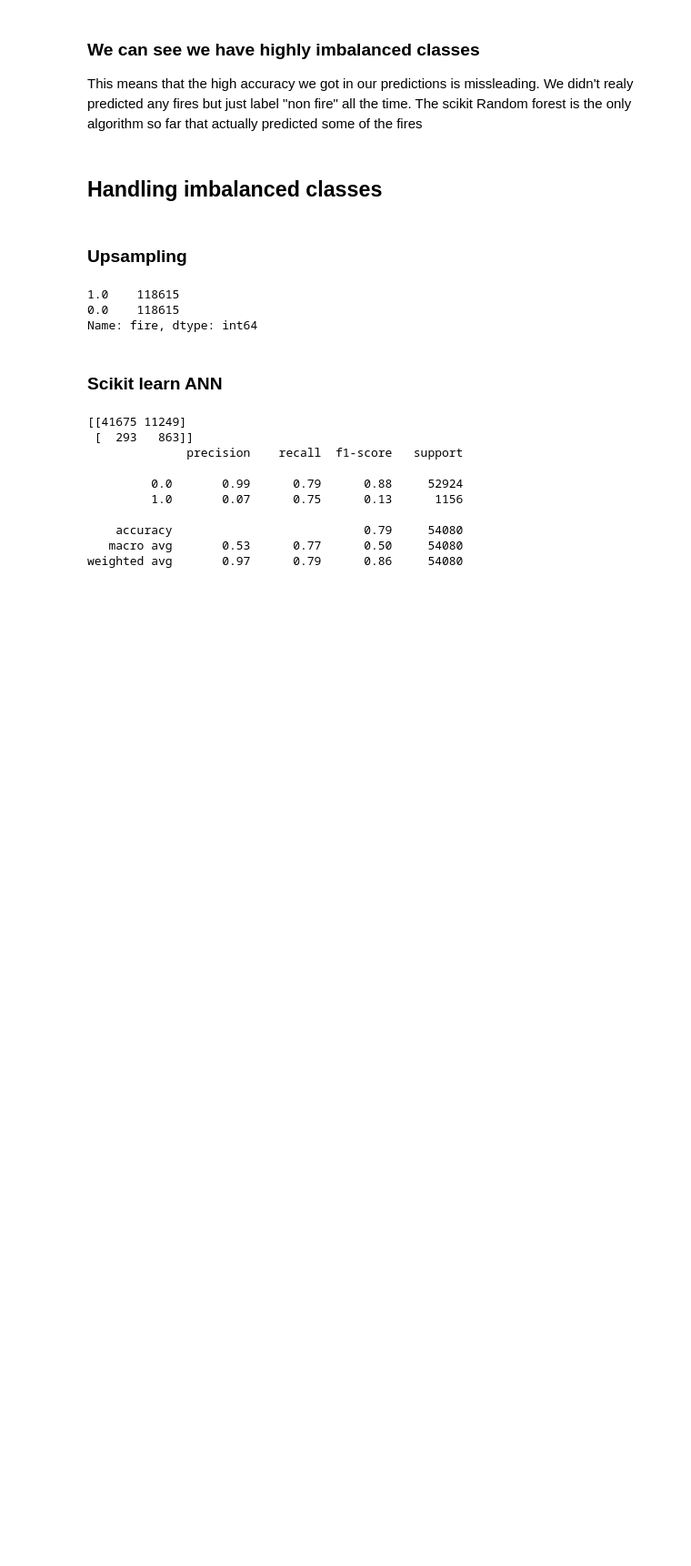
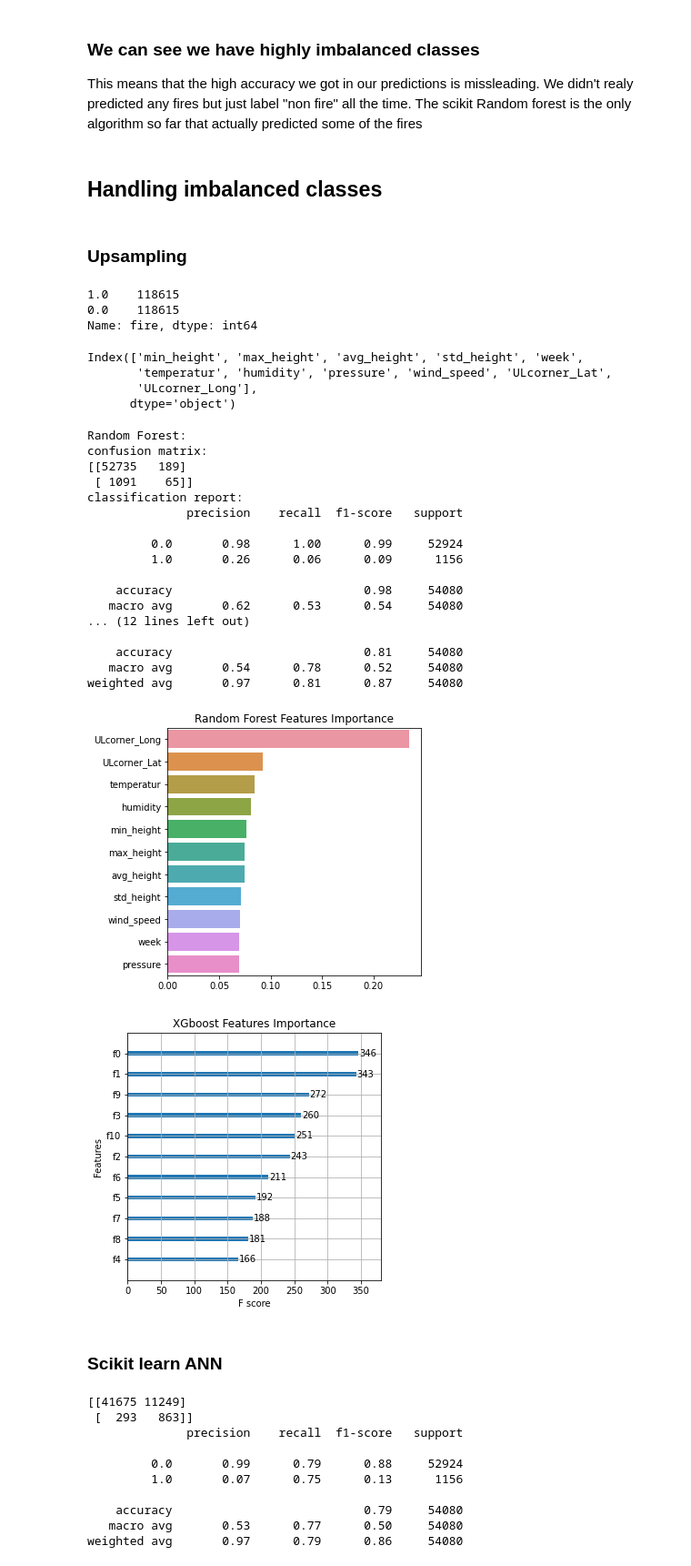
Before and after one commit to noamzimran/Wildfire-prediction, a Jupyter notebook: machine_learning.ipynb, the cells around one changed output. Shown at 91% size. Cells and saved outputs as stored; diff of their text form; code cells hidden in the pictures; blank space fills up the shorter version.

```diff
--- a/machine_learning.ipynb
+++ b/machine_learning.ipynb
@@ -257,6 +307,12 @@ Name: fire, dtype: int64
 # %%
 y_train_upsampled = df_upsampled.fire
 X_train_upsampled = df_upsampled.drop(columns=['fire','geometry'], axis=1)
+X_train_upsampled.columns
+# %% [output]
+Index(['min_height', 'max_height', 'avg_height', 'std_height', 'week',
+       'temperatur', 'humidity', 'pressure', 'wind_speed', 'ULcorner_Lat',
+       'ULcorner_Long'],
+      dtype='object')
 # %%
 X_test = X.loc[121680:]
 
@@ -265,6 +321,28 @@ scalar.fit(X_train_upsampled)
 
 X_train_upsampled = scalar.transform(X_train_upsampled)
 X_test_upsampled = scalar.transform(X_test)
+# %%
+LearningAlgorithms(X_train_upsampled, y_train_upsampled, X_test_upsampled, y_test)
+# %% [output]
+Random Forest:
+confusion matrix:
+[[52735   189]
+ [ 1091    65]]
+classification report:
+              precision    recall  f1-score   support
+
+         0.0       0.98      1.00      0.99     52924
+         1.0       0.26      0.06      0.09      1156
+
+    accuracy                           0.98     54080
+   macro avg       0.62      0.53      0.54     54080
+... (12 lines left out)
+
+    accuracy                           0.81     54080
+   macro avg       0.54      0.78      0.52     54080
+weighted avg       0.97      0.81      0.87     54080
+[figure, added]
+[figure, added]
 # %% [markdown]
 ### Scikit learn ANN
 # %%
```
Also changed, not shown: parts of 28 cells of this notebook, 1 other file.
